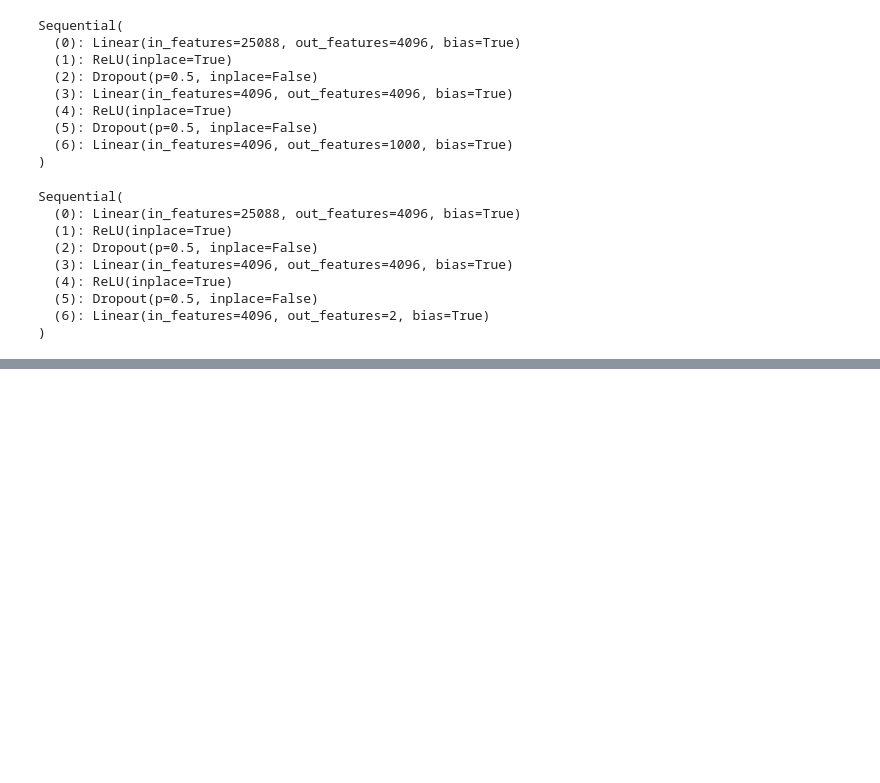
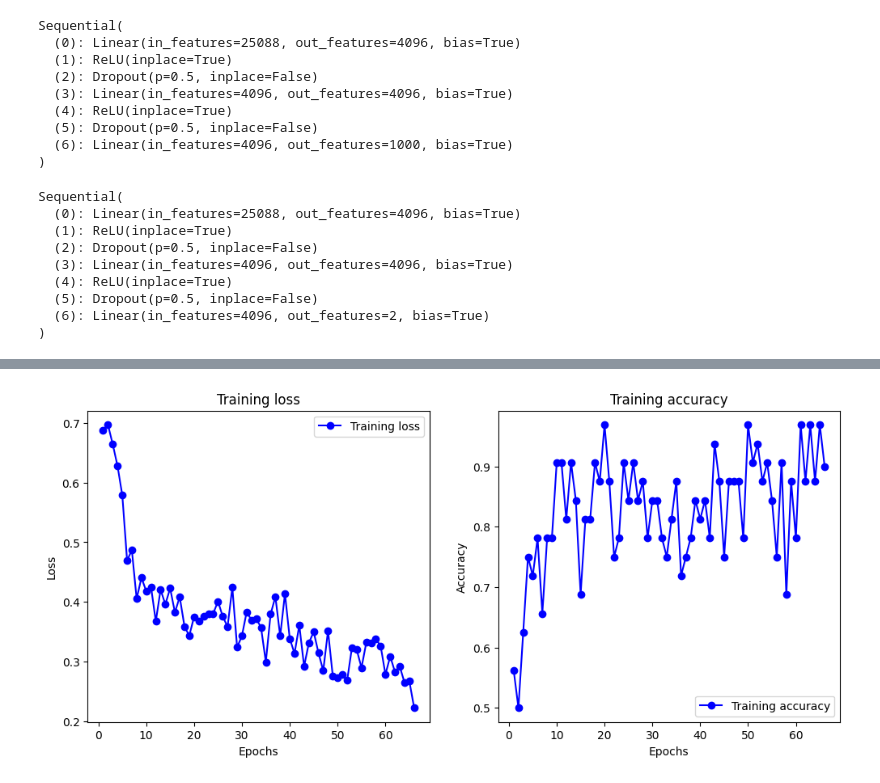
Before and after one commit to talaman/master-ai-m6a2, a Jupyter notebook: notebook.ipynb, the cells around one changed output, grey strips where cells are left out. Drawn from its saved outputs; the diff is of its cells as text; code cells hidden in the pictures; blank space fills up the shorter version.

```diff
--- a/notebook.ipynb
+++ b/notebook.ipynb
@@ -233,6 +238,9 @@ model = model.to(device)
 
 criterion = nn.CrossEntropyLoss()
 optimizer = optim.SGD(model.parameters(), lr=0.001, momentum=0.9)
+
+train_losses = []
+train_accuracies = []
 
 def train(model, train_loader, criterion, optimizer, device, epochs=5):
     model.train()
@@ -248,9 +256,20 @@ def train(model, train_loader, criterion, optimizer, device, epochs=5):
             loss.backward()
             optimizer.step()
             running_loss += loss.item()
-            if i % 100 == 9:
-                print('%5d loss: %.3f' % (i + 1, running_loss / 100))
+            if i % 10 == 9:
+                iter_loss = running_loss / 10
+                train_losses.append(iter_loss)
                 running_loss = 0.0
+                _, predicted = torch.max(outputs, 1)
+                correct = (predicted == labels).sum().item()
+                accuracy = correct / labels.size(0)
+                train_accuracies.append(accuracy)
+                if i % 100 == 99:
+                    print('Iteration', i + 1, 'loss', iter_loss, 'accuracy', accuracy)
+        print('Epoch', epoch + 1, 'finished, loss', train_losses[-1] if len(train_losses) > 0 else None)
 
-train(model, train_loader_augmented, criterion, optimizer, device, epochs=3)
+
+
+
+train(model, train_loader_augmented, criterion, optimizer, device, epochs=2)
 # %% [output]
@@ -303,3 +318,30 @@ Test accuracy: 0.8606060606060606
+# %%
+import matplotlib.pyplot as plt
+
+def plot_metrics(train_losses, train_accuracies):
+    epochs = range(1, len(train_losses) + 1)
+
+    plt.figure(figsize=(12, 5))
+
+    plt.subplot(1, 2, 1)
+    plt.plot(epochs, train_losses, 'bo-', label='Training loss')
+    plt.title('Training loss')
+    plt.xlabel('Epochs')
+    plt.ylabel('Loss')
+    plt.legend()
+
+    plt.subplot(1, 2, 2)
+    plt.plot(epochs, train_accuracies, 'bo-', label='Training accuracy')
+    plt.title('Training accuracy')
+    plt.xlabel('Epochs')
+    plt.ylabel('Accuracy')
+    plt.legend()
+
+    plt.show()
+
+plot_metrics(train_losses, train_accuracies)
+# %% [output]
+[figure, added]
 # %%
 # Evalúa el rendimiento de la red neuronal en el conjunto de test.
 def test(model, test_loader, device):
```
Also changed, not shown: parts of 5 cells of this notebook.
